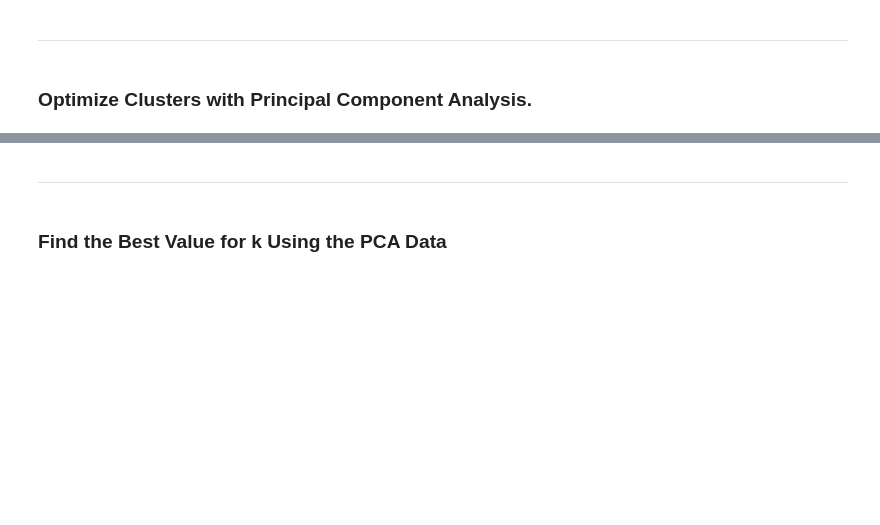
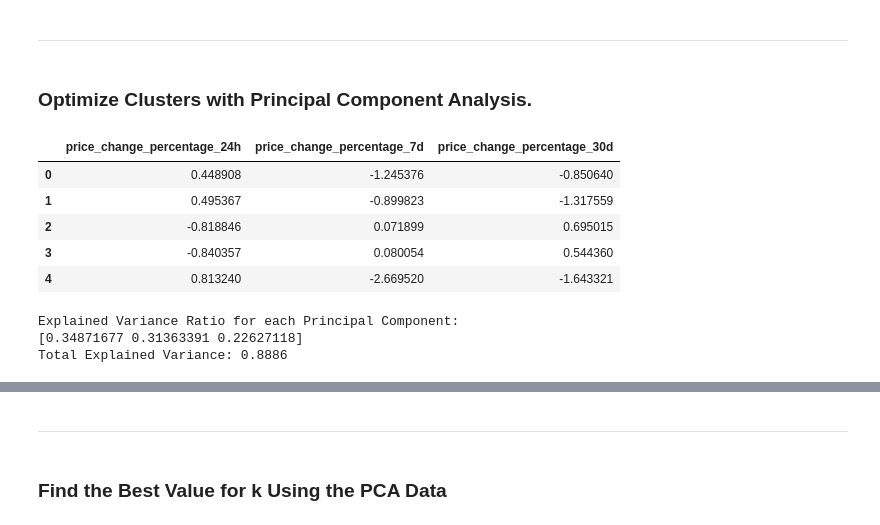
Before and after one commit to ljom412/CryptoClustering, a Jupyter notebook: Crypto_Clustering.ipynb, the cells around one changed output, grey strips where cells are left out. Saved outputs shown, nothing was run; the diff lists cells and outputs as text; code cells hidden in the pictures; blank space fills up the shorter version.

```diff
--- a/Crypto_Clustering.ipynb
+++ b/Crypto_Clustering.ipynb
@@ -196,11 +197,33 @@ scaled_data_predictions.hvplot.scatter(
 # %%
 # Use the PCA model with `fit_transform` to reduce to
 # three principal components.
+pca_data = pca.fit_transform(scaled_data_predictions)
+pca_df = pd.DataFrame(data=pca_data, columns=['price_change_percentage_24h', 'price_change_percentage_7d', 'price_change_percentage_30d'])
 
 # View the first five rows of the DataFrame.
+pca_df.head()
+# %% [output]
+|  | price_change_percentage_24h | price_change_percentage_7d | price_change_percentage_30d |
+| 0 | 0.448908 | -1.245376 | -0.850640 |
+| 1 | 0.495367 | -0.899823 | -1.317559 |
+| 2 | -0.818846 | 0.071899 | 0.695015 |
+| 3 | -0.840357 | 0.080054 | 0.544360 |
+| 4 | 0.813240 | -2.669520 | -1.643321 |
 # %%
 # Retrieve the explained variance to determine how much information
 # can be attributed to each principal component.
+explained_variance = pca.explained_variance_ratio_
+
+print('Explained Variance Ratio for each Principal Component:')
+print(explained_variance)
+
+# Calculate the total explained variance
+total_explained_variance = sum(explained_variance)
+print(f"Total Explained Variance: {total_explained_variance:.4f}")
+# %% [output]
+Explained Variance Ratio for each Principal Component:
+[0.34871677 0.31363391 0.22627118]
+Total Explained Variance: 0.8886
 # %% [markdown]
 #### Answer the following question:
 
```
Also changed, not shown: parts of 18 cells of this notebook.
